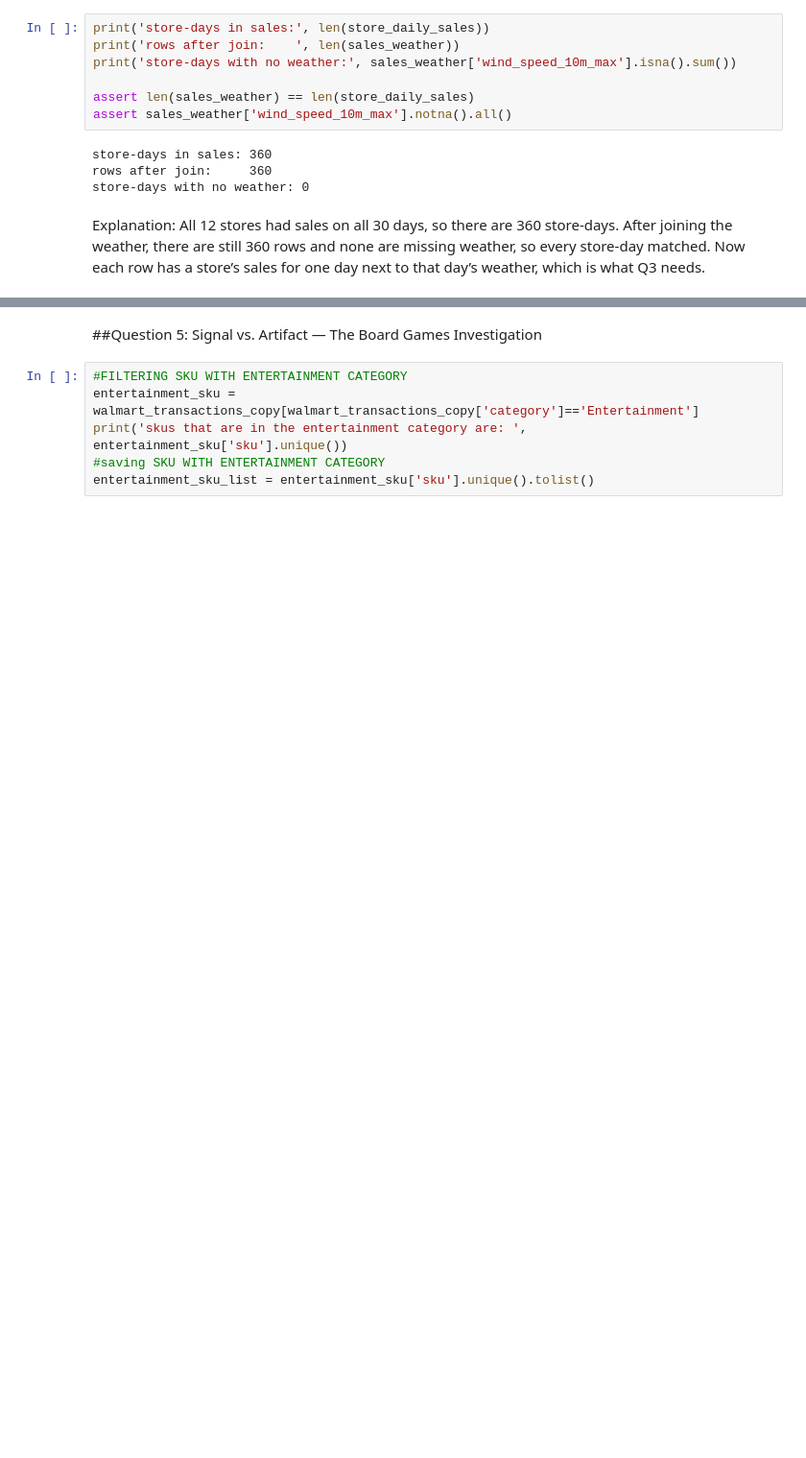
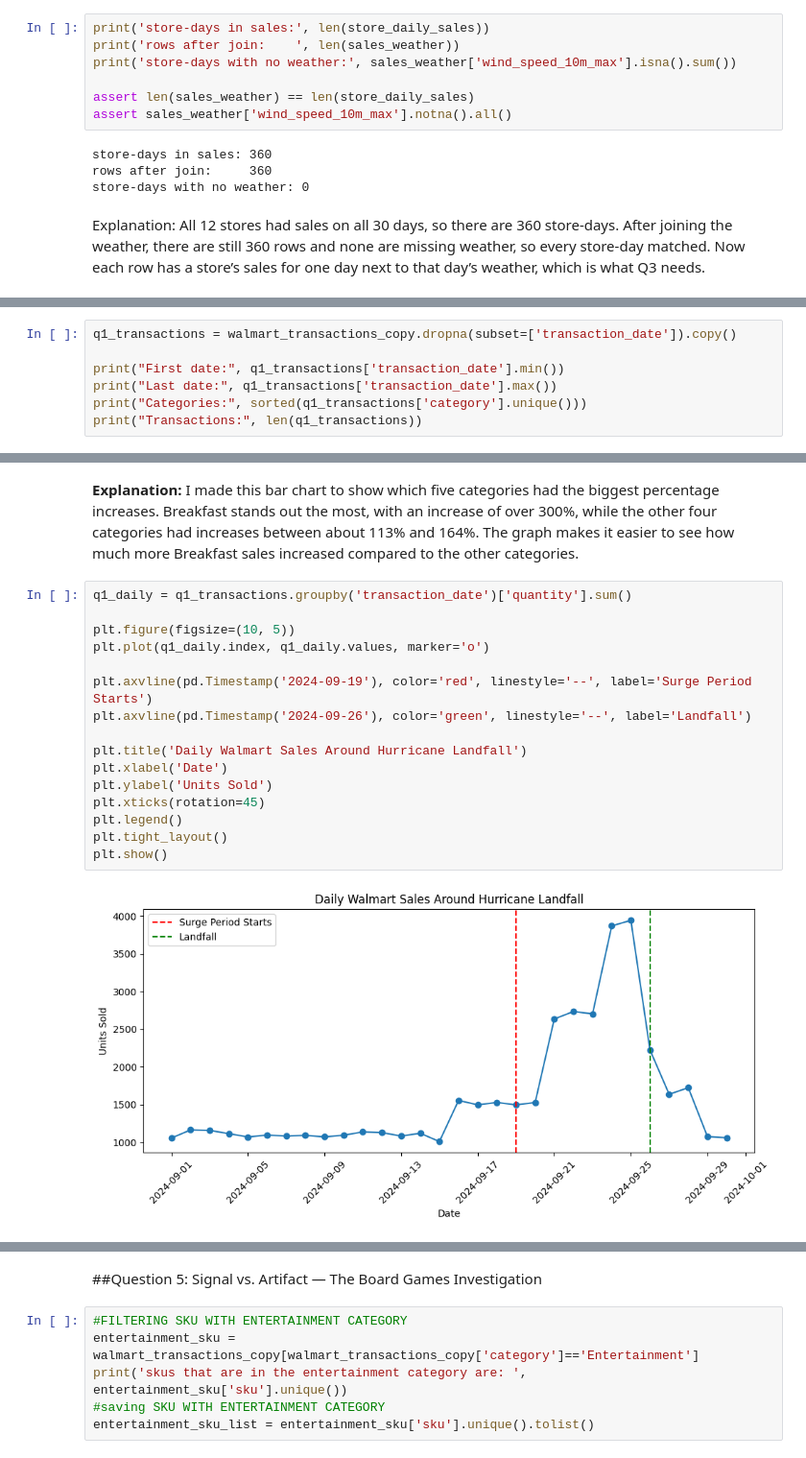
Before and after one commit to prabhnoor14/walmart-hurricane-project, a Jupyter notebook: notebooks/team_notebook.ipynb, the cells around one changed output, grey strips where cells are left out. Shown at 96% size. Drawn from its saved outputs; the diff is of its cells as text; blank space fills up the shorter version.

```diff
--- a/notebooks/team_notebook.ipynb
+++ b/notebooks/team_notebook.ipynb
@@ -1250,0 +1259,7 @@ Explanation: All 12 stores had sales on all 30 days, so there are 360 store-days
+# %%
+q1_transactions = walmart_transactions_copy.dropna(subset=['transaction_date']).copy()
+
+print("First date:", q1_transactions['transaction_date'].min())
+print("Last date:", q1_transactions['transaction_date'].max())
+print("Categories:", sorted(q1_transactions['category'].unique()))
+print("Transactions:", len(q1_transactions))
@@ -1250,0 +1343,20 @@ Explanation: All 12 stores had sales on all 30 days, so there are 360 store-days
+# %% [markdown]
+**Explanation:** I made this bar chart to show which five categories had the biggest percentage increases. Breakfast stands out the most, with an increase of over 300%, while the other four categories had increases between about 113% and 164%. The graph makes it easier to see how much more Breakfast sales increased compared to the other categories.
+# %%
+q1_daily = q1_transactions.groupby('transaction_date')['quantity'].sum()
+
+plt.figure(figsize=(10, 5))
+plt.plot(q1_daily.index, q1_daily.values, marker='o')
+
+plt.axvline(pd.Timestamp('2024-09-19'), color='red', linestyle='--', label='Surge Period Starts')
+plt.axvline(pd.Timestamp('2024-09-26'), color='green', linestyle='--', label='Landfall')
+
+plt.title('Daily Walmart Sales Around Hurricane Landfall')
+plt.xlabel('Date')
+plt.ylabel('Units Sold')
+plt.xticks(rotation=45)
+plt.legend()
+plt.tight_layout()
+plt.show()
+# %% [output]
+[figure, added]
```
Also changed, not shown: parts of 9 cells of this notebook.
